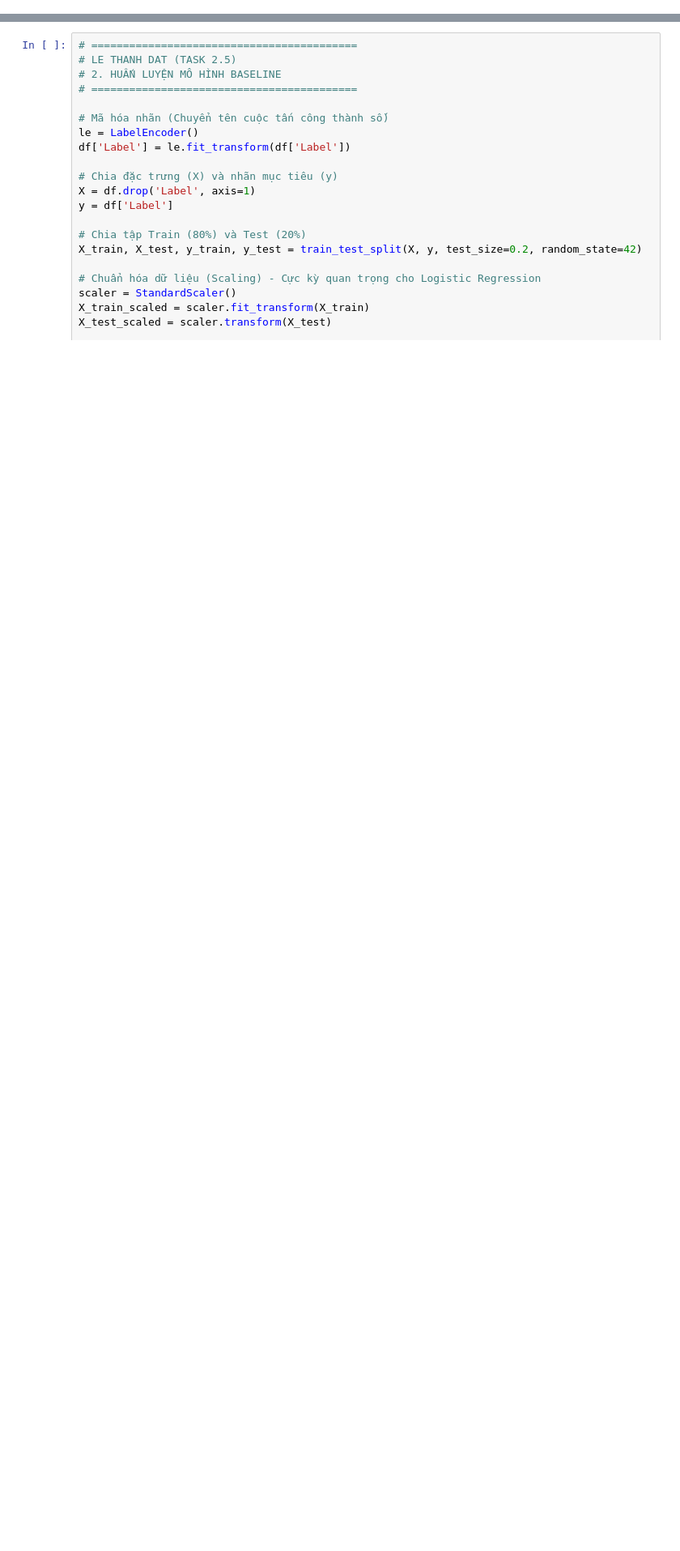
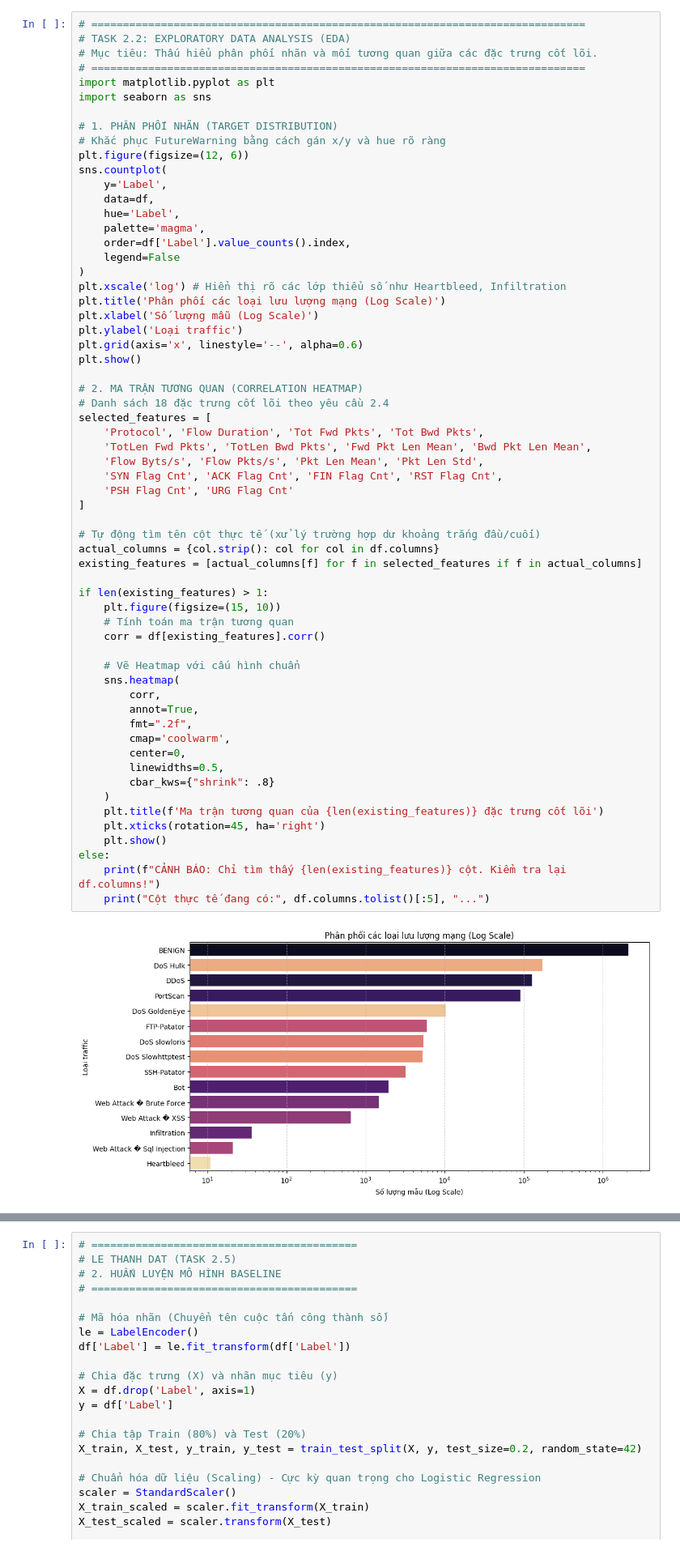
Before and after one commit to Tad1232005/Network-Intrusion-Detection-ML, a Jupyter notebook: notebooks/main.ipynb, the cells around one changed output, grey strips where cells are left out. Shown at 81% size. Saved outputs shown, nothing was run; the diff lists cells and outputs as text; blank space fills up the shorter version.

Commit message:
feat: complete data preprocessing and EDA for task 2.2

```diff
--- a/notebooks/main.ipynb
+++ b/notebooks/main.ipynb
@@ -72,0 +116,63 @@ Load xong!
+# %%
+# ==============================================================================
+# TASK 2.2: EXPLORATORY DATA ANALYSIS (EDA)
+# Mục tiêu: Thấu hiểu phân phối nhãn và mối tương quan giữa các đặc trưng cốt lõi.
+# ==============================================================================
+import matplotlib.pyplot as plt
+import seaborn as sns
+
+# 1. PHÂN PHỐI NHÃN (TARGET DISTRIBUTION)
+# Khắc phục FutureWarning bằng cách gán x/y và hue rõ ràng
+plt.figure(figsize=(12, 6))
+sns.countplot(
+    y='Label',
+    data=df,
+    hue='Label',
+    palette='magma',
+    order=df['Label'].value_counts().index,
+    legend=False
+)
+plt.xscale('log') # Hiển thị rõ các lớp thiểu số như Heartbleed, Infiltration
+plt.title('Phân phối các loại lưu lượng mạng (Log Scale)')
+plt.xlabel('Số lượng mẫu (Log Scale)')
+plt.ylabel('Loại traffic')
+plt.grid(axis='x', linestyle='--', alpha=0.6)
+plt.show()
+
+# 2. MA TRẬN TƯƠNG QUAN (CORRELATION HEATMAP)
+# Danh sách 18 đặc trưng cốt lõi theo yêu cầu 2.4
+selected_features = [
+    'Protocol', 'Flow Duration', 'Tot Fwd Pkts', 'Tot Bwd Pkts',
+    'TotLen Fwd Pkts', 'TotLen Bwd Pkts', 'Fwd Pkt Len Mean', 'Bwd Pkt Len Mean',
+    'Flow Byts/s', 'Flow Pkts/s', 'Pkt Len Mean', 'Pkt Len Std',
+    'SYN Flag Cnt', 'ACK Flag Cnt', 'FIN Flag Cnt', 'RST Flag Cnt',
+    'PSH Flag Cnt', 'URG Flag Cnt'
+]
+
+# Tự động tìm tên cột thực tế (xử lý trường hợp dư khoảng trắng đầu/cuối)
+actual_columns = {col.strip(): col for col in df.columns}
+existing_features = [actual_columns[f] for f in selected_features if f in actual_columns]
+
+if len(existing_features) > 1:
+    plt.figure(figsize=(15, 10))
+    # Tính toán ma trận tương quan
+    corr = df[existing_features].corr()
+
+    # Vẽ Heatmap với cấu hình chuẩn
+    sns.heatmap(
+        corr,
+        annot=True,
+        fmt=".2f",
+        cmap='coolwarm',
+        center=0,
+        linewidths=0.5,
+        cbar_kws={"shrink": .8}
+    )
+    plt.title(f'Ma trận tương quan của {len(existing_features)} đặc trưng cốt lõi')
+    plt.xticks(rotation=45, ha='right')
+    plt.show()
+else:
+    print(f"CẢNH BÁO: Chỉ tìm thấy {len(existing_features)} cột. Kiểm tra lại df.columns!")
+    print("Cột thực tế đang có:", df.columns.tolist()[:5], "...")
+# %% [output]
+[figure, added]
```
Also changed, not shown: parts of 4 cells of this notebook.
